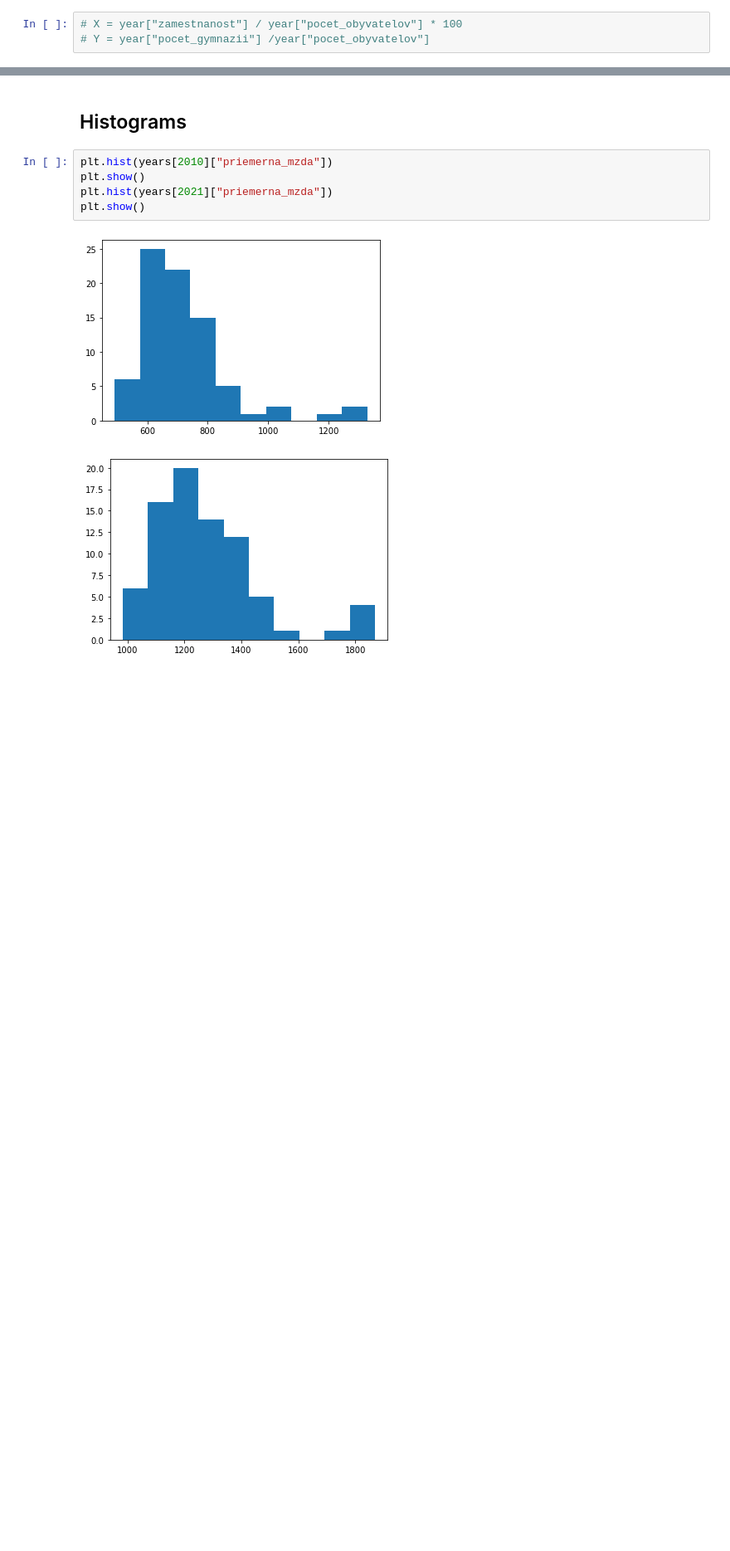
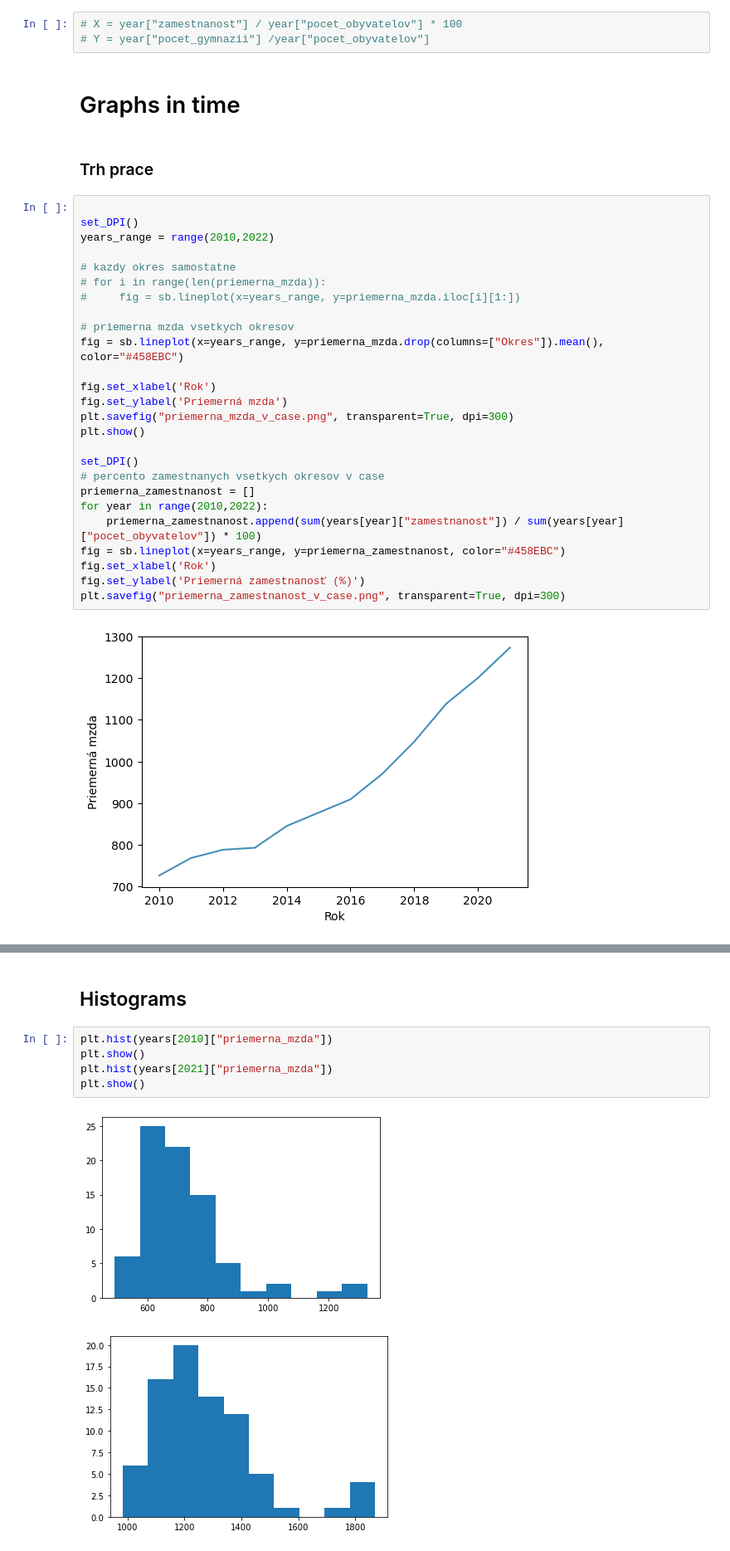
Before and after one commit to samuel-soltys/slovak-analysis, a Jupyter notebook: workbook.ipynb, the cells around one changed output, grey strips where cells are left out. Shown at 83% size. Saved outputs shown, nothing was run; the diff lists cells and outputs as text; blank space fills up the shorter version.

```diff
--- a/workbook.ipynb
+++ b/workbook.ipynb
@@ -147,3 +201,35 @@ Correlation coefficient:  0.5287021427830249
 # %%
 # X = year["zamestnanost"] / year["pocet_obyvatelov"] * 100
 # Y = year["pocet_gymnazii"] /year["pocet_obyvatelov"]
+# %% [markdown]
+# Graphs in time
+# %% [markdown]
+### Trh prace
+# %%
+
+set_DPI()
+years_range = range(2010,2022)
+
+# kazdy okres samostatne
+# for i in range(len(priemerna_mzda)):
+#     fig = sb.lineplot(x=years_range, y=priemerna_mzda.iloc[i][1:])
+
+# priemerna mzda vsetkych okresov
+fig = sb.lineplot(x=years_range, y=priemerna_mzda.drop(columns=["Okres"]).mean(), color="#458EBC")
+
+fig.set_xlabel('Rok')
+fig.set_ylabel('Priemerná mzda')
+plt.savefig("priemerna_mzda_v_case.png", transparent=True, dpi=300)
+plt.show()
+
+set_DPI()
+# percento zamestnanych vsetkych okresov v case
+priemerna_zamestnanost = []
+for year in range(2010,2022):
+    priemerna_zamestnanost.append(sum(years[year]["zamestnanost"]) / sum(years[year]["pocet_obyvatelov"]) * 100)
+fig = sb.lineplot(x=years_range, y=priemerna_zamestnanost, color="#458EBC")
+fig.set_xlabel('Rok')
+fig.set_ylabel('Priemerná zamestnanosť (%)')
+plt.savefig("priemerna_zamestnanost_v_case.png", transparent=True, dpi=300)
+# %% [output]
+[figure, added]
```
Also changed, not shown: parts of 31 cells of this notebook.
